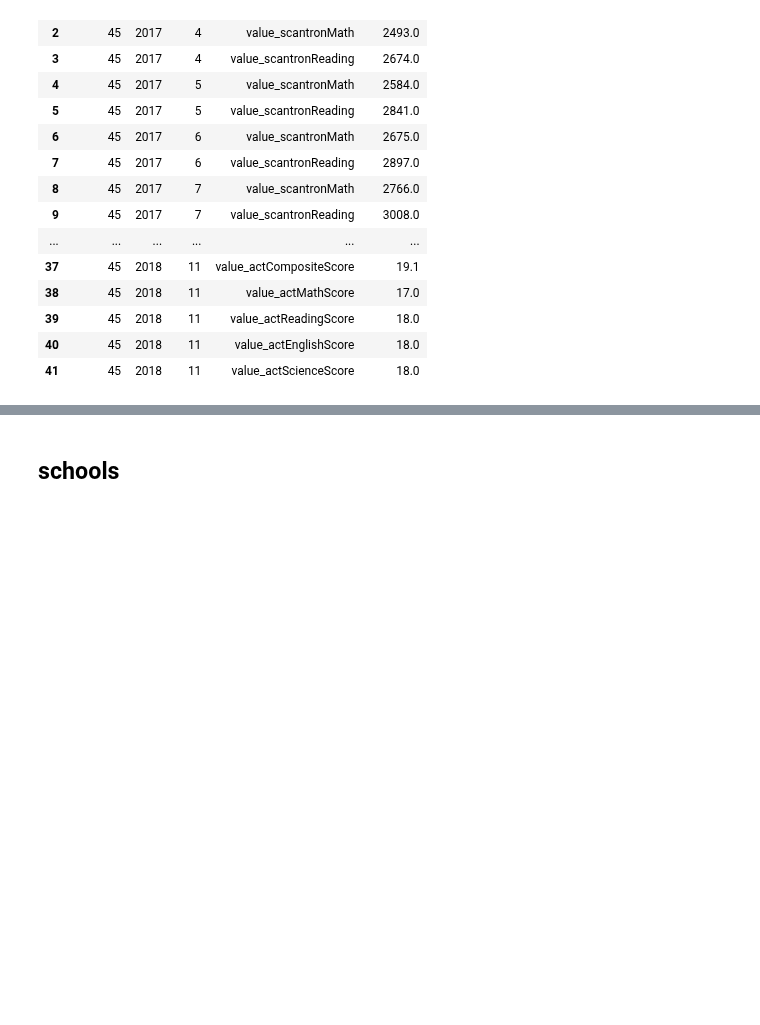
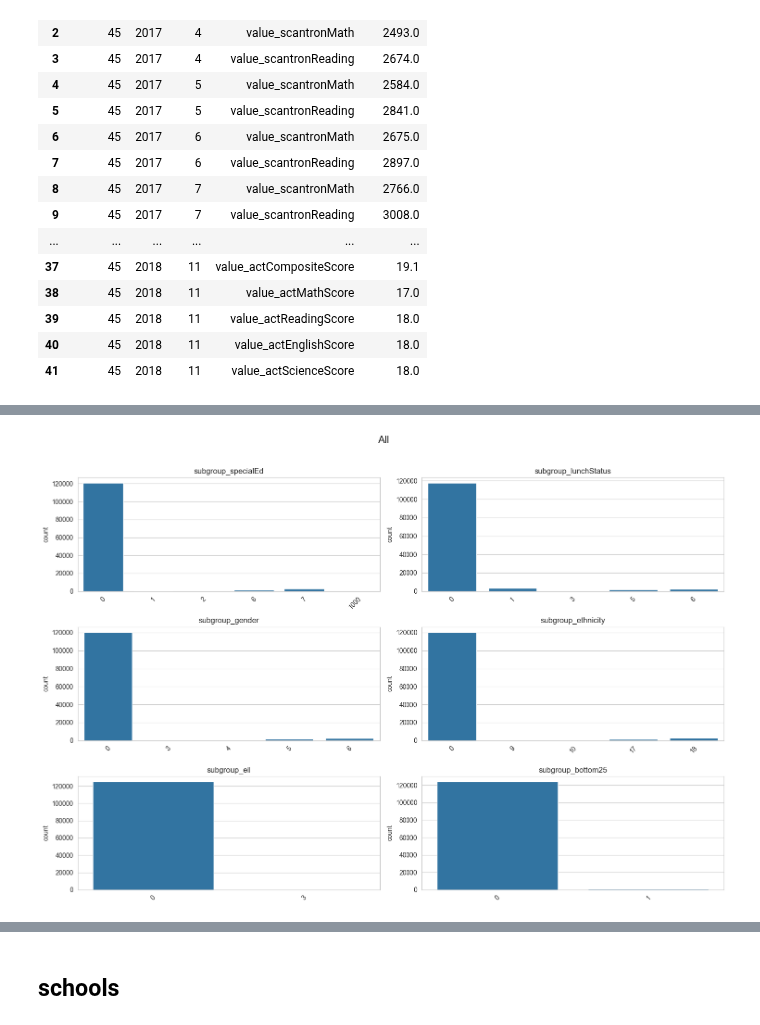
Before and after one commit to level-data-1a/predicting-proficiency, a Jupyter notebook: allison-explore.ipynb, the cells around one changed output, grey strips where cells are left out. Cells and saved outputs as stored; diff of their text form; code cells hidden in the pictures; blank space fills up the shorter version.

```diff
--- a/allison-explore.ipynb
+++ b/allison-explore.ipynb
@@ -50,0 +377,6 @@ benchmarks_df
+# %%
+subgroups_df = scores_df[['studentId', 'studentLevel'] + subgroups]
+subgroups_df = subgroups_df.drop_duplicates(subset='studentId')
+
+subgroups_3_to_8 = subgroups_df[subgroups_df['studentLevel'].isin([3, 4, 5, 6, 7, 8])]
+subgroups_11 = subgroups_df[subgroups_df['studentLevel'] == 11]
@@ -50,0 +403,15 @@ benchmarks_df
+# %%
+plt.figure(figsize=(15, 10))
+plt.suptitle('All', fontsize=16, y=1.02)
+
+for i, subgroup in enumerate(subgroups, 1):
+    plt.subplot(3, 2, i)
+    sns.countplot(data=subgroups_df.drop_duplicates(subset=['studentId']), x=subgroup)
+    plt.title(f'{subgroup}')
+    plt.xticks(rotation=45)
+    plt.xlabel('')
+
+plt.tight_layout()
+plt.show()
+# %% [output]
+[figure, added]
```
Also changed, not shown: parts of 62 cells of this notebook.
